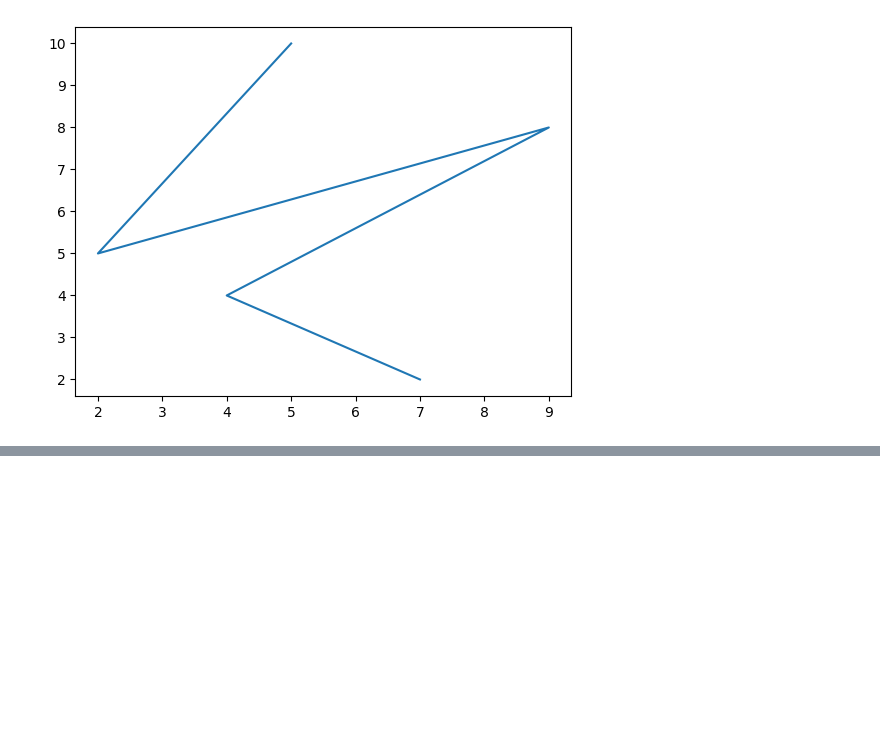
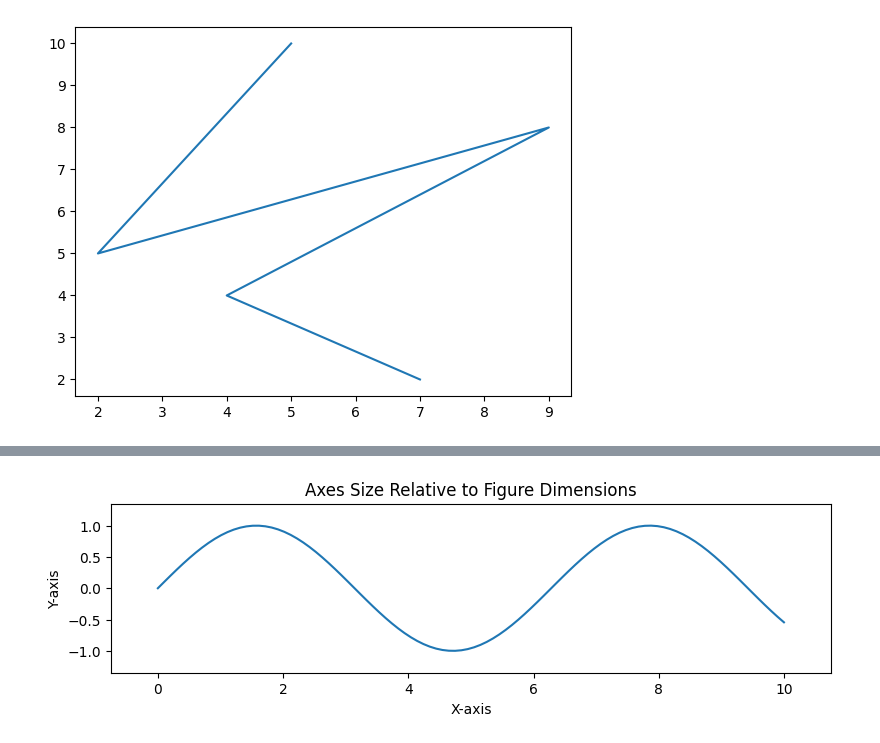
Before and after one commit to BrownParticleAstro/dmtools_notebooks, a Jupyter notebook: Demos/MathJax.ipynb, the cells around one changed output, grey strips where cells are left out. Saved outputs shown, nothing was run; the diff lists cells and outputs as text; code cells hidden in the pictures; blank space fills up the shorter version.

```diff
--- a/Demos/MathJax.ipynb
+++ b/Demos/MathJax.ipynb
@@ -79,0 +181,57 @@ plt.show()
+# %%
+import matplotlib.pyplot as plt
+import numpy as np
+
+# Ensure matplotlib inline for Jupyter Notebook
+%matplotlib inline
+
+# Define the size of the figure (in inches)
+fig_width = 12
+fig_height = 8
+
+# Define the relative size of the axes within the figure
+axes_width_rel = 0.6
+axes_height_rel = 0.4
+
+# Define the position of the axes (relative to figure size)
+left_rel = 0.2
+bottom_rel = 0.3
+
+# Create the figure
+fig = plt.figure(figsize=(fig_width, fig_height))
+
+# Add axes with specified size and position relative to figure dimensions
+ax = fig.add_axes([left_rel, bottom_rel, axes_width_rel, axes_height_rel])
+
+# Example data
+x = np.linspace(0, 10, 100)
+y = np.sin(x)
+
+# Plot some data
+ax.plot(x, y)
+ax.set_xlabel('X-axis')
+ax.set_ylabel('Y-axis')
+ax.set_title('Axes Size Relative to Figure Dimensions')
+
+# Adjust layout to prevent autoscaling issues
+fig.subplots_adjust(left=0, right=1, bottom=0, top=1)  # Adjust this as needed
+
+# Optionally, set aspect ratio if necessary
+ax.set_aspect('equal', adjustable='box')
+
+# After plotting, adjust the margins
+plot_margin = 0.25
+
+# Get current axis limits
+x0, x1, y0, y1 = plt.axis()
+
+# Adjust axis limits to add padding
+plt.axis((x0 - plot_margin,
+          x1 + plot_margin,
+          y0 - plot_margin,
+          y1 + plot_margin))
+
+# Re-show the plot with adjusted margins
+plt.show()
+# %% [output]
+[figure, added]
```
Also changed, not shown: parts of 5 cells of this notebook, 1 other file.
